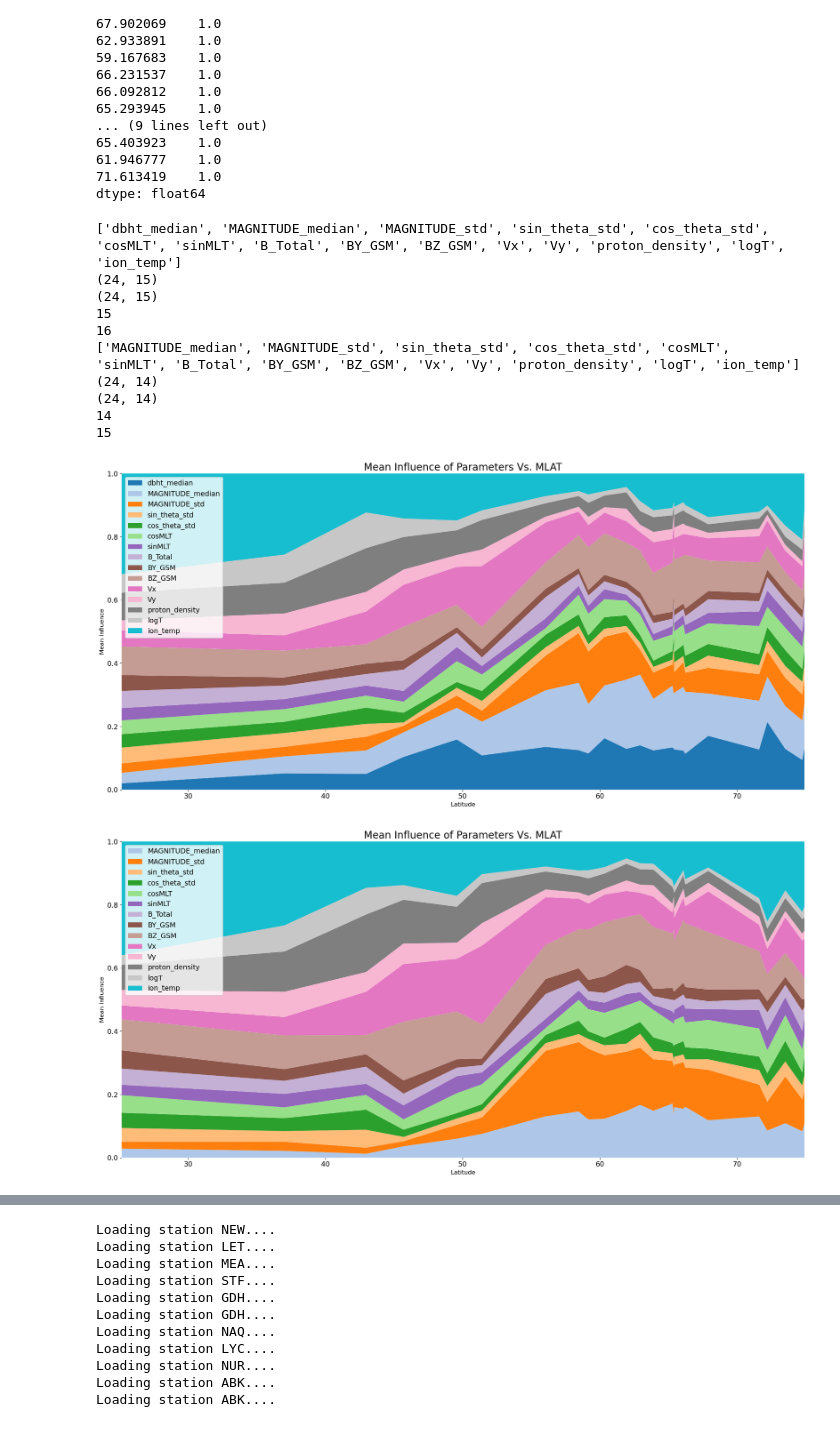
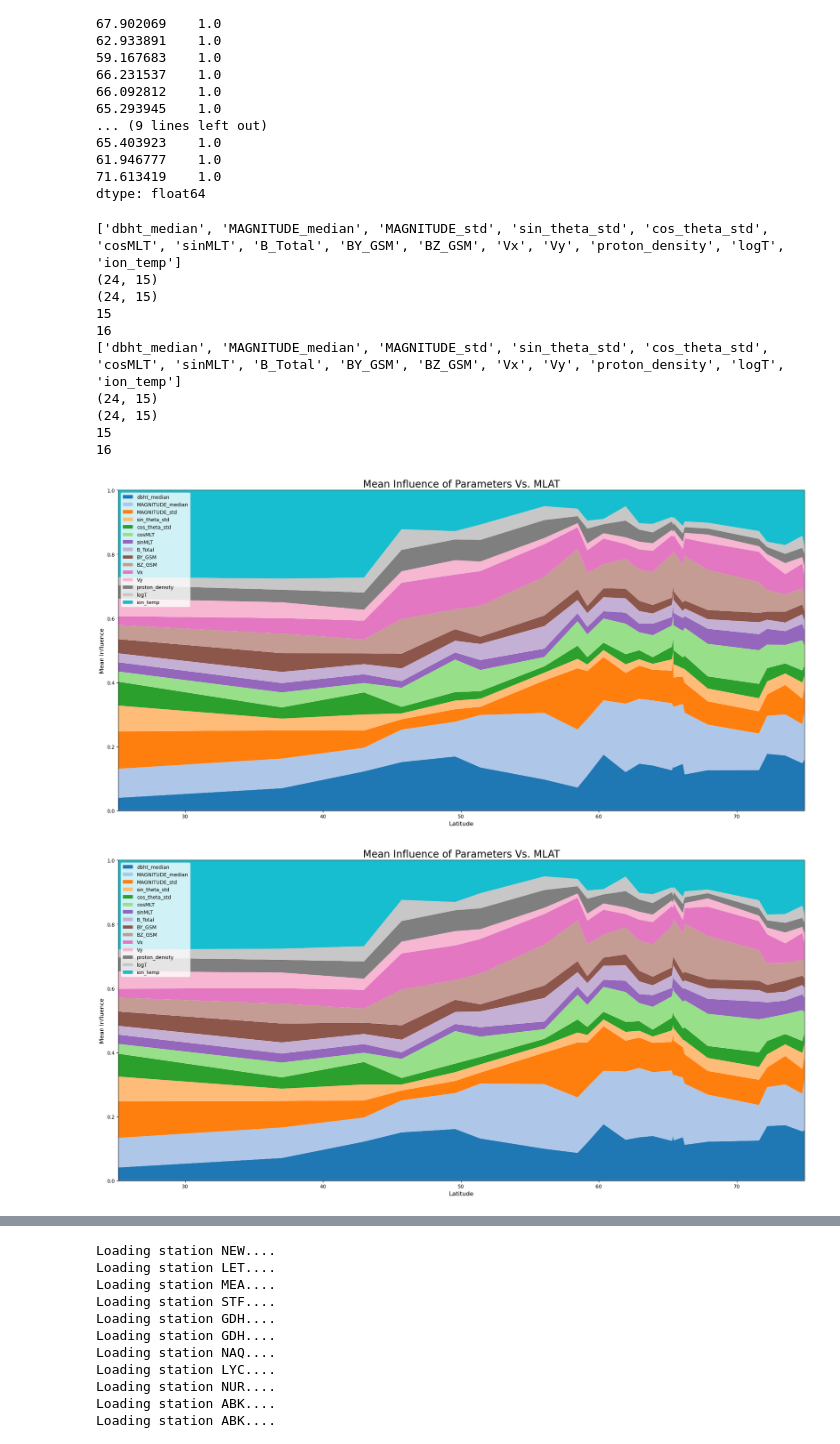
Before and after one commit to mikecoughlan/including_ion_temp_maps, a Jupyter notebook: examing_shap_and_inputs.ipynb, the cells around one changed output, grey strips where cells are left out. Drawn from its saved outputs; the diff is of its cells as text; code cells hidden in the pictures.

```diff
--- a/examing_shap_and_inputs.ipynb
+++ b/examing_shap_and_inputs.ipynb
@@ -34,7 +34,7 @@ results_files = glob.glob(f'{scaler_dir}/*{VERSION}.feather')
 with open('cluster_dict.pkl', 'rb') as f:
 	cluster_dict = pickle.load(f)
 
-list_of_oversampled_regions = ['GRL-1', 'GRL-2', 'SVLB', 'JPN-0', 'JPN-1']
+list_of_oversampled_regions = ['CEU-2', 'GRL-0', 'GRL-1', 'GRL-2', 'SVLB', 'JPN-0', 'JPN-1']
 # %%
 omni = utils.loading_solarwind()
 omni.describe()
@@ -55,8 +55,8 @@ for cluster in cluster_dict.values():
 	for key, region in cluster['regions'].items():
 		scalers[key] = {}
 		if key in list_of_oversampled_regions:
-			if os.path.exists(f'{scaler_dir}/twins_{key}_twins_alt_method_v2_maxpooling_oversampling.pkl'):
-				with open(f'{scaler_dir}/twins_{key}_twins_alt_method_v2_maxpooling_oversampling.pkl', 'rb') as f:
+			if os.path.exists(f'{scaler_dir}/twins_{key}_twins_alt_v4_oversampling.pkl'):
+				with open(f'{scaler_dir}/twins_{key}_twins_alt_v4_oversampling.pkl', 'rb') as f:
 					scaler_values = pickle.load(f)
 					scalers[key]['twins'] = scaler_values
 			# if os.path.exists(f'{scaler_dir}/swmag_{key}_swmag_v6-oversampling.pkl'):
@@ -65,8 +65,8 @@ for cluster in cluster_dict.values():
 			# 		scalers[key]['swmag'] = scaler_values
 			# 		print(f'{key} scalers loaded')
 		else:
-			if os.path.exists(f'{scaler_dir}/twins_{key}_twins_alt_method_v2_maxpooling.pkl'):
-				with open(f'{scaler_dir}/twins_{key}_twins_alt_method_v2_maxpooling.pkl', 'rb') as f:
+			if os.path.exists(f'{scaler_dir}/twins_{key}_twins_alt_v4.pkl'):
+				with open(f'{scaler_dir}/twins_{key}_twins_alt_v4.pkl', 'rb') as f:
 					scaler_values = pickle.load(f)
 					scalers[key]['twins'] = scaler_values
 			# if os.path.exists(f'{scaler_dir}/swmag_{key}_swmag_v6-1.pkl'):
@@ -83,10 +83,8 @@ def loading_shap_dicts(region, reg, model_type, add_results=False):
 	if model_type == 'dbht':
 		results_dir = results_dir + '_max'
 	root = f'twins_region_{reg}_twins_'
-	stem = 'v_dbht_maxpooling' if model_type == 'dbht' else 'alt_method_v2_maxpooling'
+	stem = 'alt_v4_dbht' if model_type == 'dbht' else 'alt_v4'
 	if reg in list_of_oversampled_regions:
-		stem = stem + '_oversampling'
-	if reg == 'GRL-0' and model_type == 'dbht':
 		stem = stem + '_oversampling'
 	tree_path = os.path.join(shap_dir, root + stem +'.pkl')
 
@@ -302,45 +300,44 @@ axes.legend(loc='upper left')
 plt.tight_layout()
 plt.savefig('plots/rsd_mean_influence.png')
 
-colors = sns.color_palette('tab20', len(dbht_features)+8)
+colors = sns.color_palette('tab20', len(dbht_features)+7)
 colors.pop(-1)
 colors.pop(-4)
 colors.pop(-4)
 colors.pop(6)
 colors.pop(6)
 colors.pop(-2)
-colors.pop(0)
 
 print(dbht_features)
 dbht_mean_importance = dbht_mean_importance.sort_index()
 print(dbht_mean_importance.shape)
 fig, axes = plt.subplots(nrows=1, ncols=1, figsize=(20, 10))
 axes.set_title('Mean Influence of Parameters Vs. MLAT', fontsize=20)
 axes.set_ylabel('Mean Influence', fontsize=12)
 axes.set_xlabel('Latitude', fontsize=12)
 # plotting_list = [rsd_mean_importance[feature].values for feature in features]
 plotting_list = dbht_mean_importance.to_numpy()
 print(plotting_list.shape)
 print(len(dbht_features))
 print(len(colors))
 axes.stackplot(dbht_mean_importance.index, plotting_list.T, labels=dbht_features, colors=colors)
 axes.margins(x=0, y=0)
 axes.legend(loc='upper left')
 plt.tight_layout()
 plt.savefig('plots/dbht_mean_influence.png')
 # %% [output]
 ['dbht_median', 'MAGNITUDE_median', 'MAGNITUDE_std', 'sin_theta_std', 'cos_theta_std', 'cosMLT', 'sinMLT', 'B_Total', 'BY_GSM', 'BZ_GSM', 'Vx', 'Vy', 'proton_density', 'logT', 'ion_temp']
 (24, 15)
 (24, 15)
 15
 16
-['MAGNITUDE_median', 'MAGNITUDE_std', 'sin_theta_std', 'cos_theta_std', 'cosMLT', 'sinMLT', 'B_Total', 'BY_GSM', 'BZ_GSM', 'Vx', 'Vy', 'proton_density', 'logT', 'ion_temp']
-(24, 14)
-(24, 14)
-14
+['dbht_median', 'MAGNITUDE_median', 'MAGNITUDE_std', 'sin_theta_std', 'cos_theta_std', 'cosMLT', 'sinMLT', 'B_Total', 'BY_GSM', 'BZ_GSM', 'Vx', 'Vy', 'proton_density', 'logT', 'ion_temp']
+(24, 15)
+(24, 15)
 15
+16
-[figure, old version]
+[figure, new version]
-[figure, old version]
+[figure, new version]
 # %%
 class Twins_SHAP():
 
```
Also changed, not shown: parts of 7 cells of this notebook, 19 other files.
